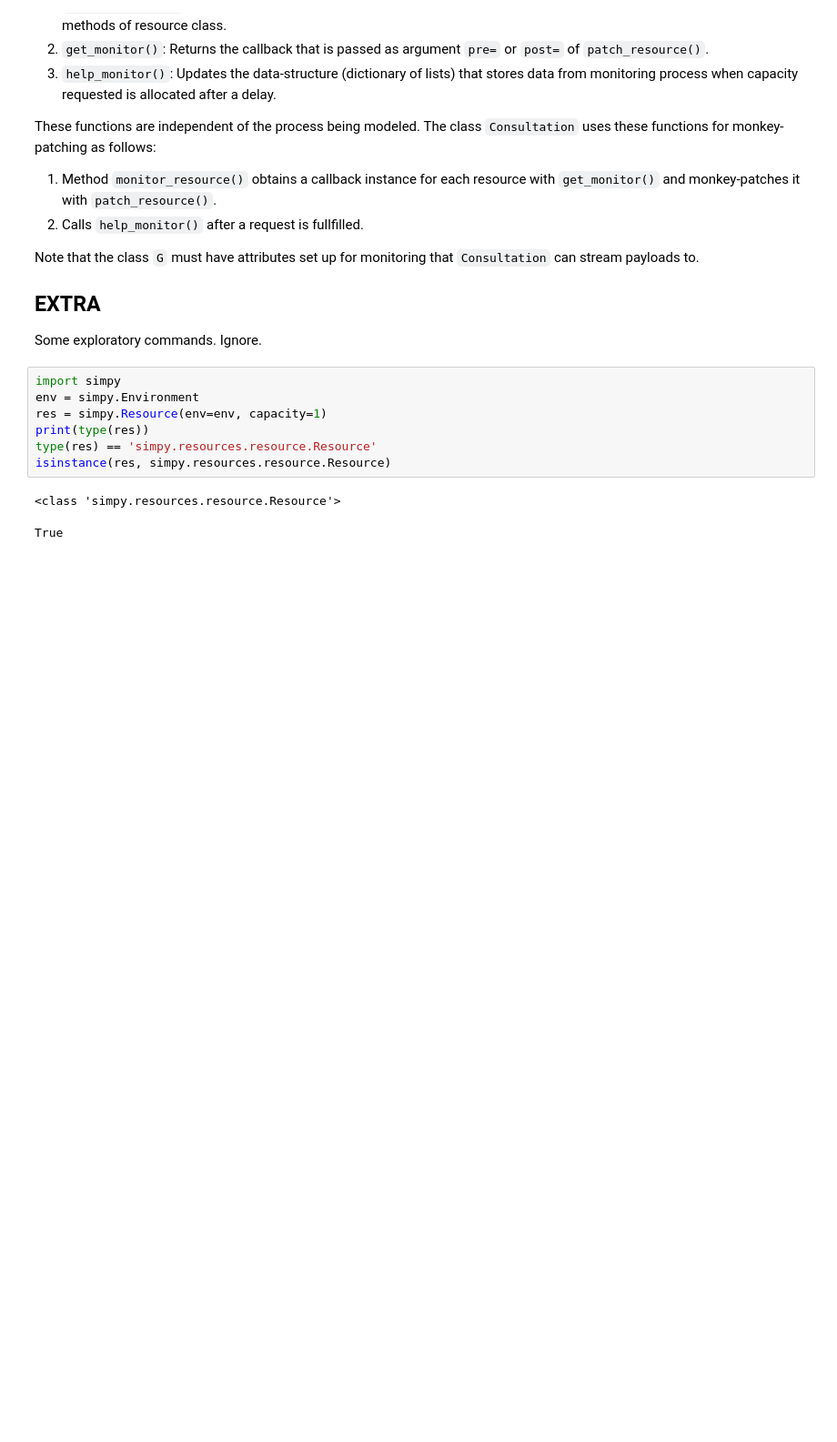
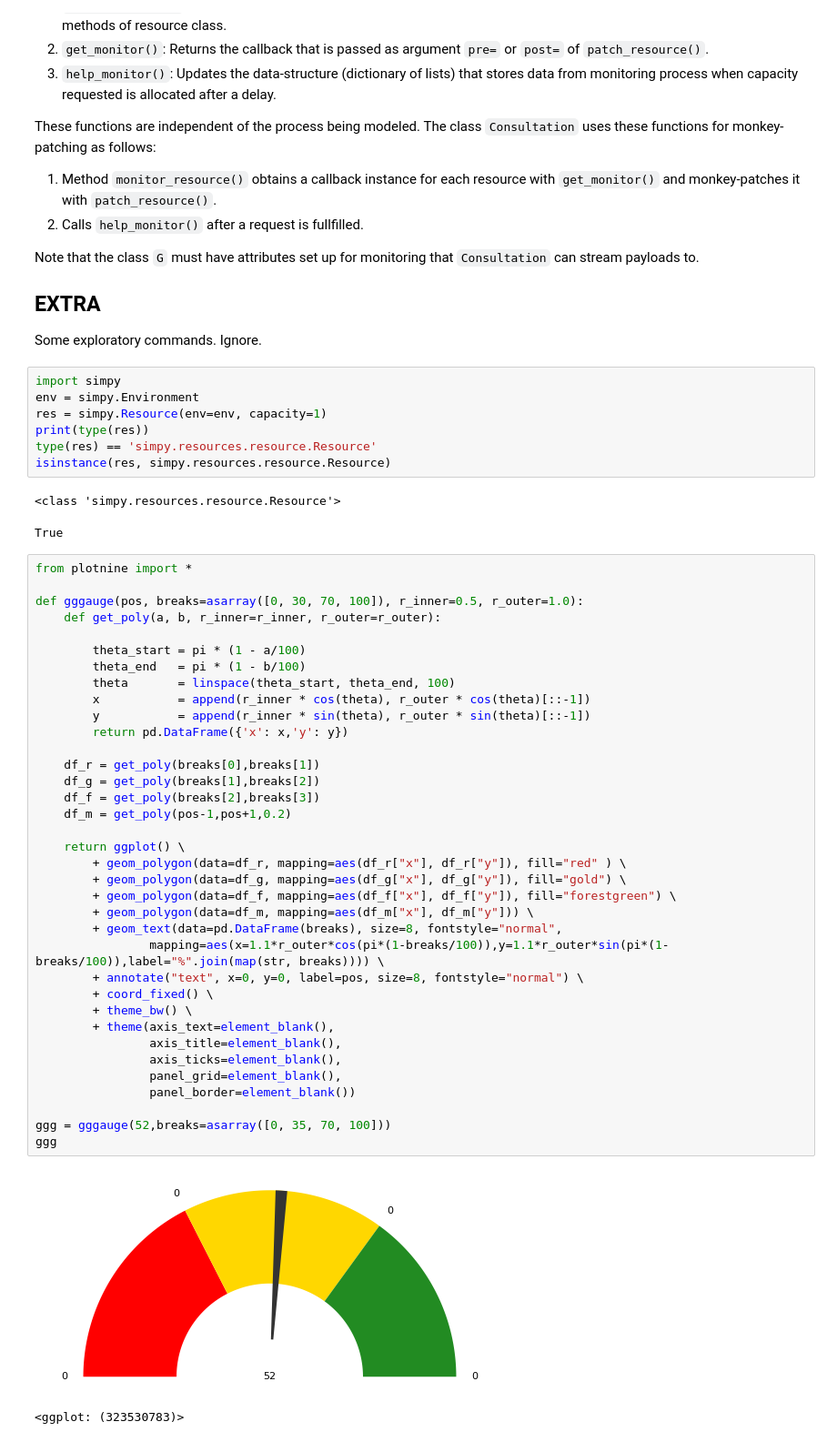
Before and after one commit to sunbee/factorySimulation, a Jupyter notebook: dietician_monitor.ipynb, the cells around one changed output. Shown at 91% size. Cells and saved outputs as stored; diff of their text form; blank space fills up the shorter version.

Commit message:
Added gauge plot to notebook

```diff
--- a/dietician_monitor.ipynb
+++ b/dietician_monitor.ipynb
@@ -151,3 +147,42 @@ isinstance(res, simpy.resources.resource.Resource)
 # %% [output]
 <class 'simpy.resources.resource.Resource'>
 True
+# %%
+from plotnine import *
+
+def gggauge(pos, breaks=asarray([0, 30, 70, 100]), r_inner=0.5, r_outer=1.0):
+    def get_poly(a, b, r_inner=r_inner, r_outer=r_outer):
+
+        theta_start = pi * (1 - a/100)
+        theta_end   = pi * (1 - b/100)
+        theta       = linspace(theta_start, theta_end, 100)
+        x           = append(r_inner * cos(theta), r_outer * cos(theta)[::-1])
+        y           = append(r_inner * sin(theta), r_outer * sin(theta)[::-1])
+        return pd.DataFrame({'x': x,'y': y})
+
+    df_r = get_poly(breaks[0],breaks[1])
+    df_g = get_poly(breaks[1],breaks[2])
+    df_f = get_poly(breaks[2],breaks[3])
+    df_m = get_poly(pos-1,pos+1,0.2)
+
+    return ggplot() \
+        + geom_polygon(data=df_r, mapping=aes(df_r["x"], df_r["y"]), fill="red" ) \
+        + geom_polygon(data=df_g, mapping=aes(df_g["x"], df_g["y"]), fill="gold") \
+        + geom_polygon(data=df_f, mapping=aes(df_f["x"], df_f["y"]), fill="forestgreen") \
+        + geom_polygon(data=df_m, mapping=aes(df_m["x"], df_m["y"])) \
+        + geom_text(data=pd.DataFrame(breaks), size=8, fontstyle="normal",
+                mapping=aes(x=1.1*r_outer*cos(pi*(1-breaks/100)),y=1.1*r_outer*sin(pi*(1-breaks/100)),label="%".join(map(str, breaks)))) \
+        + annotate("text", x=0, y=0, label=pos, size=8, fontstyle="normal") \
+        + coord_fixed() \
+        + theme_bw() \
+        + theme(axis_text=element_blank(),
+                axis_title=element_blank(),
+                axis_ticks=element_blank(),
+                panel_grid=element_blank(),
+                panel_border=element_blank())
+
+ggg = gggauge(52,breaks=asarray([0, 35, 70, 100]))
+ggg
+# %% [output]
+[figure, added]
+<ggplot: (323530783)>
```
Also changed, not shown: parts of 7 cells of this notebook.
